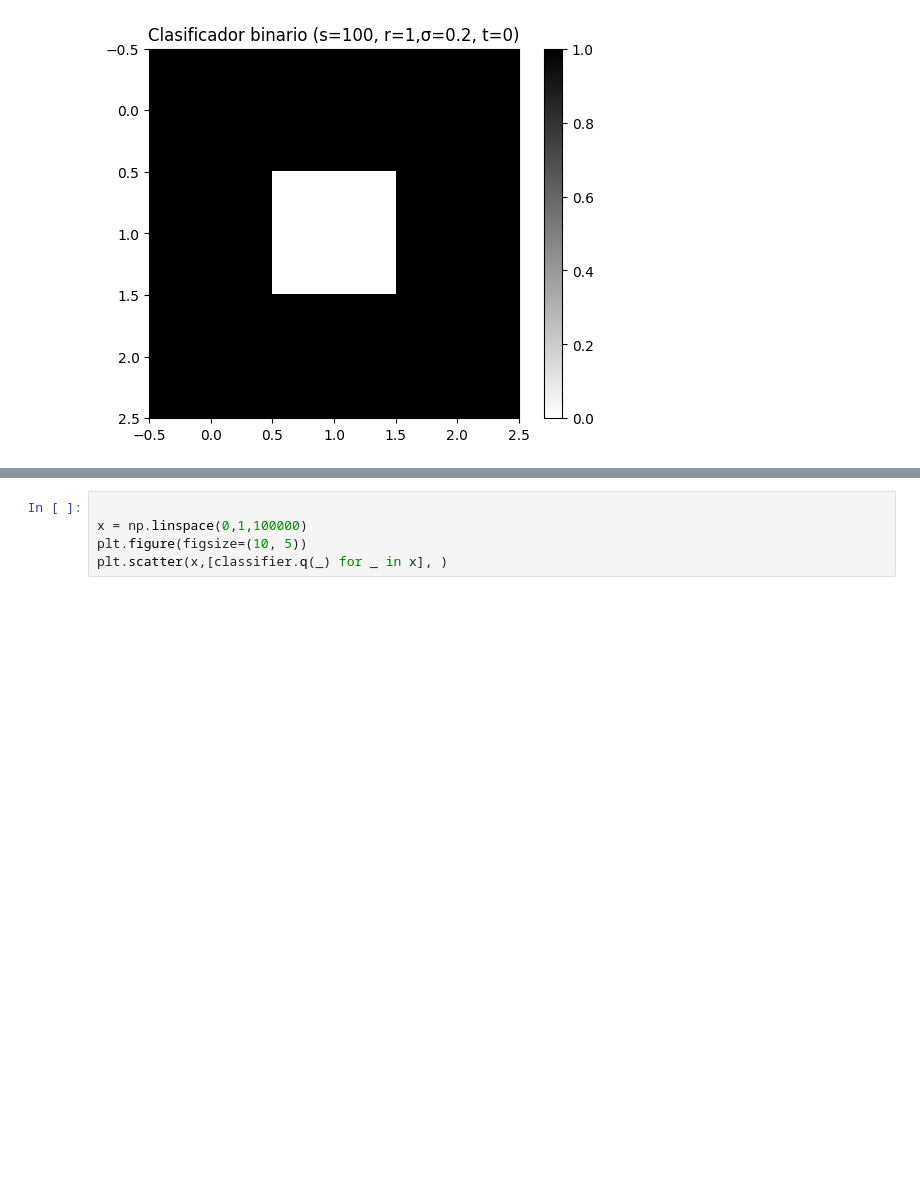
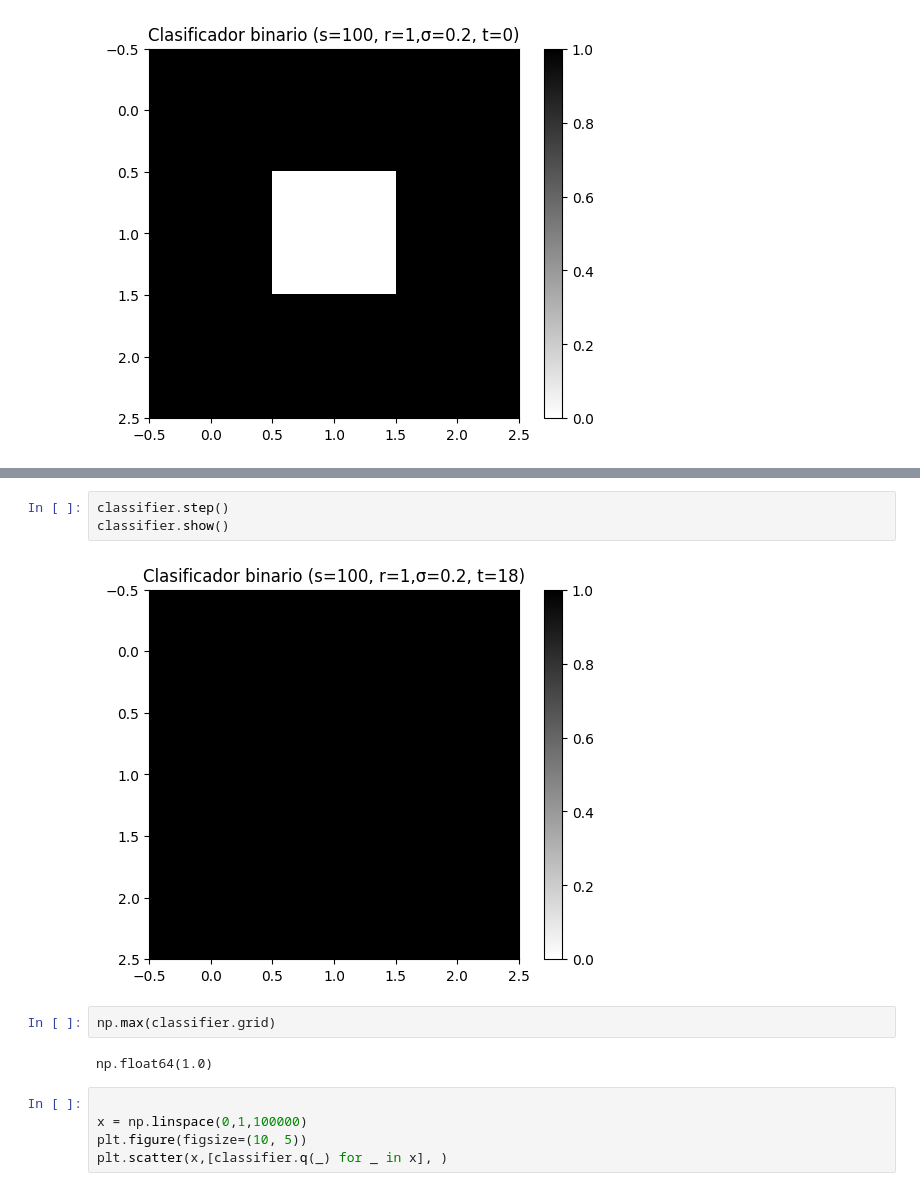
Before and after one commit to nacho2110/edpn-proyecto, a Jupyter notebook: preproyecto.ipynb, the cells around one changed output, grey strips where cells are left out. Cells and saved outputs as stored; diff of their text form; blank space fills up the shorter version.

```diff
--- a/preproyecto.ipynb
+++ b/preproyecto.ipynb
@@ -39,3 +38,12 @@ classifier.neighbors
+# %%
+classifier.step()
+classifier.show()
+# %% [output]
+[figure, added]
+# %%
+np.max(classifier.grid)
+# %% [output]
+np.float64(1.0)
 # %%
 
 x = np.linspace(0,1,100000)
```
Also changed, not shown: parts of 5 cells of this notebook, 1 other file.
